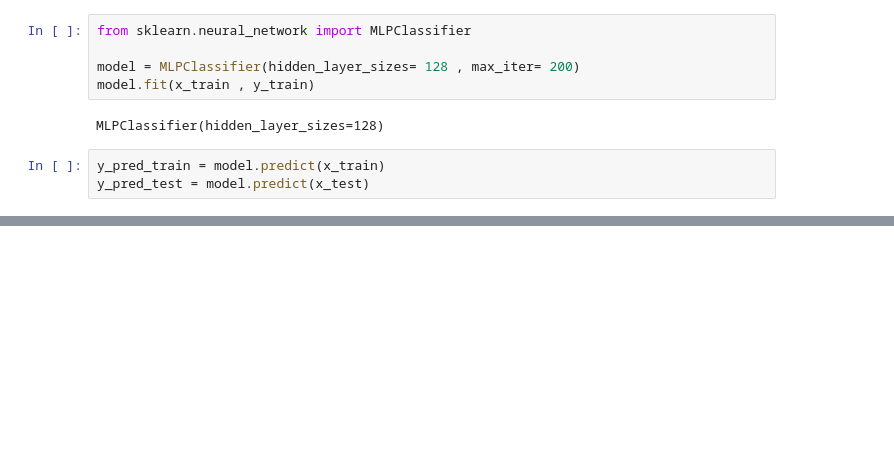
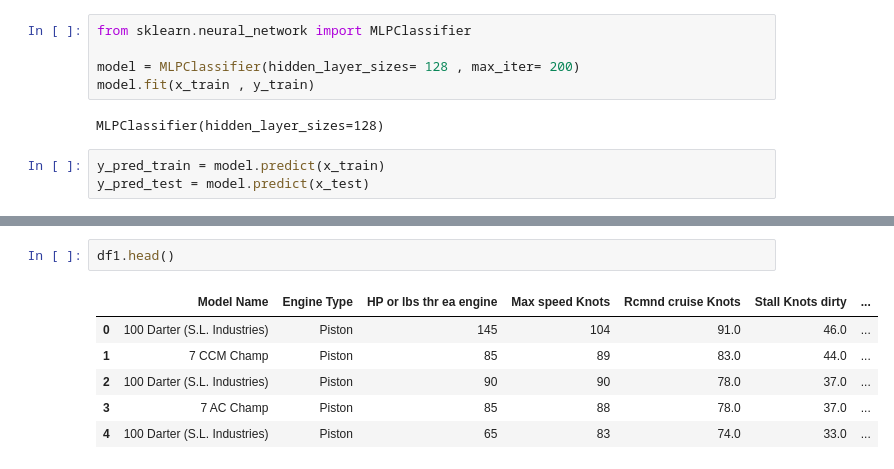
Before and after one commit to AmirXD03/ML, a Jupyter notebook: Amirreza-Code.ipynb, the cells around one changed output, grey strips where cells are left out. Drawn from its saved outputs; the diff is of its cells as text; blank space fills up the shorter version.

```diff
--- a/Amirreza-Code.ipynb
+++ b/Amirreza-Code.ipynb
@@ -218,0 +237,9 @@ acc_train : 0.7410714285714286 - acc_test : 0.21176470588235294 - Fscore : 0.116
+# %%
+df1.head()
+# %% [output]
+|  | Model Name | Engine Type | HP or lbs thr ea engine | Max speed Knots | Rcmnd cruise Knots | Stall Knots dirty | ... |
+| 0 | 100 Darter (S.L. Industries) | Piston | 145 | 104 | 91.0 | 46.0 | ... |
+| 1 | 7 CCM Champ | Piston | 85 | 89 | 83.0 | 44.0 | ... |
+| 2 | 100 Darter (S.L. Industries) | Piston | 90 | 90 | 78.0 | 37.0 | ... |
+| 3 | 7 AC Champ | Piston | 85 | 88 | 78.0 | 37.0 | ... |
+| 4 | 100 Darter (S.L. Industries) | Piston | 65 | 83 | 74.0 | 33.0 | ... |
```
Also changed, not shown: parts of 11 cells of this notebook.
